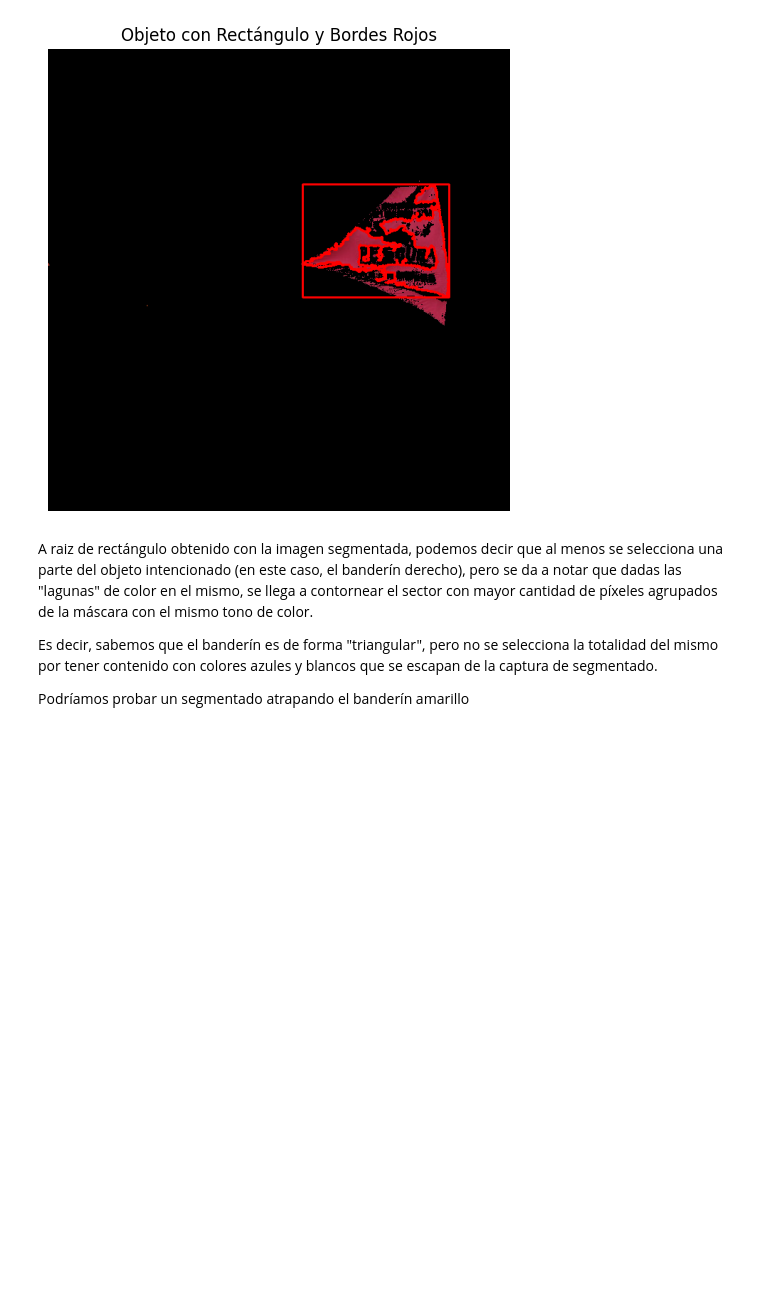
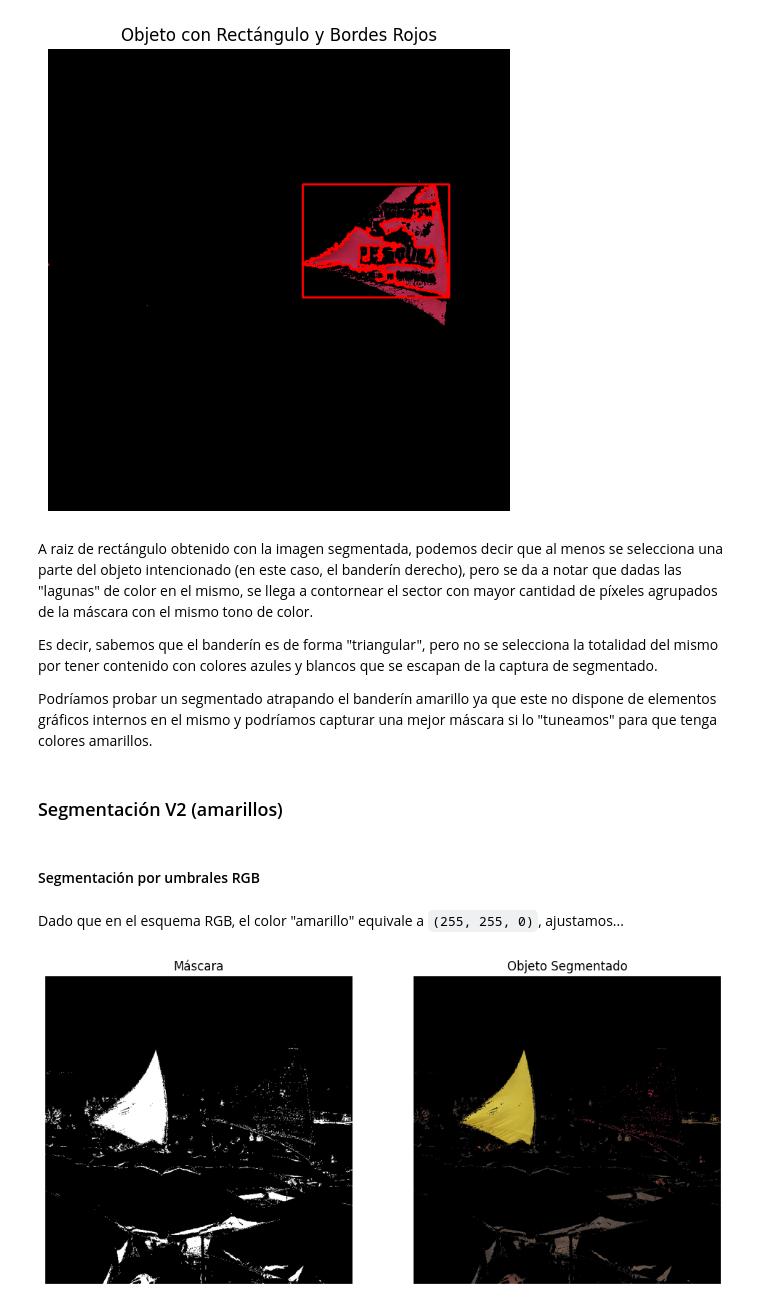
Before and after one commit to gimb99/PDI_BARTHOU_GONZALO, a Jupyter notebook: ejercicioIntegrador/ejercicioIntegrador.ipynb, the cells around one changed output. Saved outputs shown, nothing was run; the diff lists cells and outputs as text; code cells hidden in the pictures; blank space fills up the shorter version.

```diff
--- a/ejercicioIntegrador/ejercicioIntegrador.ipynb
+++ b/ejercicioIntegrador/ejercicioIntegrador.ipynb
@@ -453,4 +455,35 @@ A raiz de rectángulo obtenido con la imagen segmentada, podemos decir que al me
 
 Es decir, sabemos que el banderín es de forma "triangular", pero no se selecciona la totalidad del mismo por tener contenido con colores azules y blancos que se escapan de la captura de segmentado.
 
-Podríamos probar un segmentado atrapando el banderín amarillo
+Podríamos probar un segmentado atrapando el banderín amarillo ya que este no dispone de elementos gráficos internos en el mismo y podríamos capturar una mejor máscara si lo "tuneamos" para que tenga colores amarillos.
+# %% [markdown]
+### Segmentación V2 (amarillos)
+# %% [markdown]
+#### Segmentación por umbrales RGB
+# %% [markdown]
+Dado que en el esquema RGB, el color "amarillo" equivale a `(255, 255, 0)`, ajustamos...
+# %%
+# Como ejemplo, seleccionamos rangos que resaltan objetos con tonalidades rojizas.
+# Puedes ajustar estos valores según el color que quieras extraer.
+lower_bound = np.array([50, 50, 10])   # Mínimos valores en R, G, B
+upper_bound = np.array([255, 255, 80])   # Máximos valores en R, G, B
+
+# Creamos una máscara que tenga 255 donde la imagen esté en el rango y 0 en caso contrario.
+mask = cv2.inRange(imgNew, lower_bound, upper_bound)
+
+# Aplicamos la máscara a la imagen original para extraer únicamente el objeto segmentado.
+segmented = cv2.bitwise_and(imgNew, imgNew, mask=mask)
+
+plt.figure(figsize=(12,6))
+plt.subplot(1,2,1)
+plt.imshow(mask, cmap='gray')
+plt.title("Máscara")
+plt.axis("off")
+
+plt.subplot(1,2,2)
+plt.imshow(segmented)
+plt.title("Objeto Segmentado")
+plt.axis("off")
+plt.show()
+# %% [output]
+[figure, added]
```
Also changed, not shown: parts of 10 cells of this notebook.
